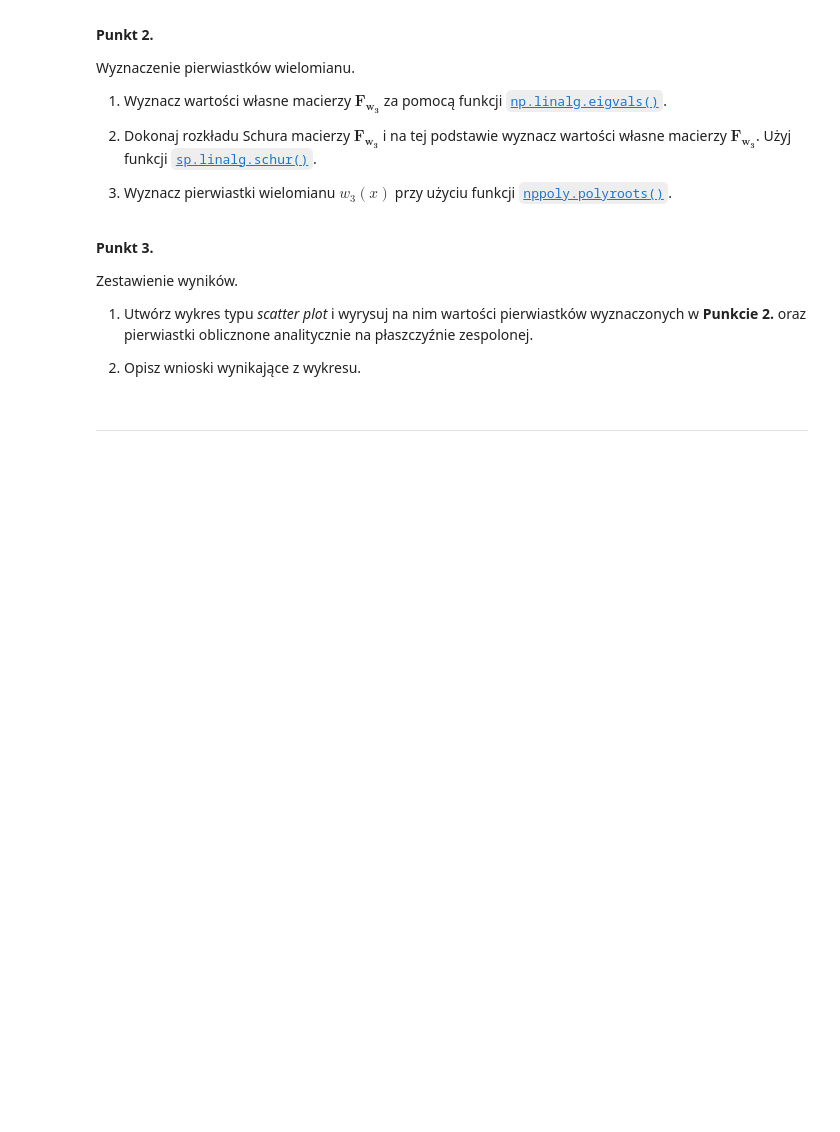
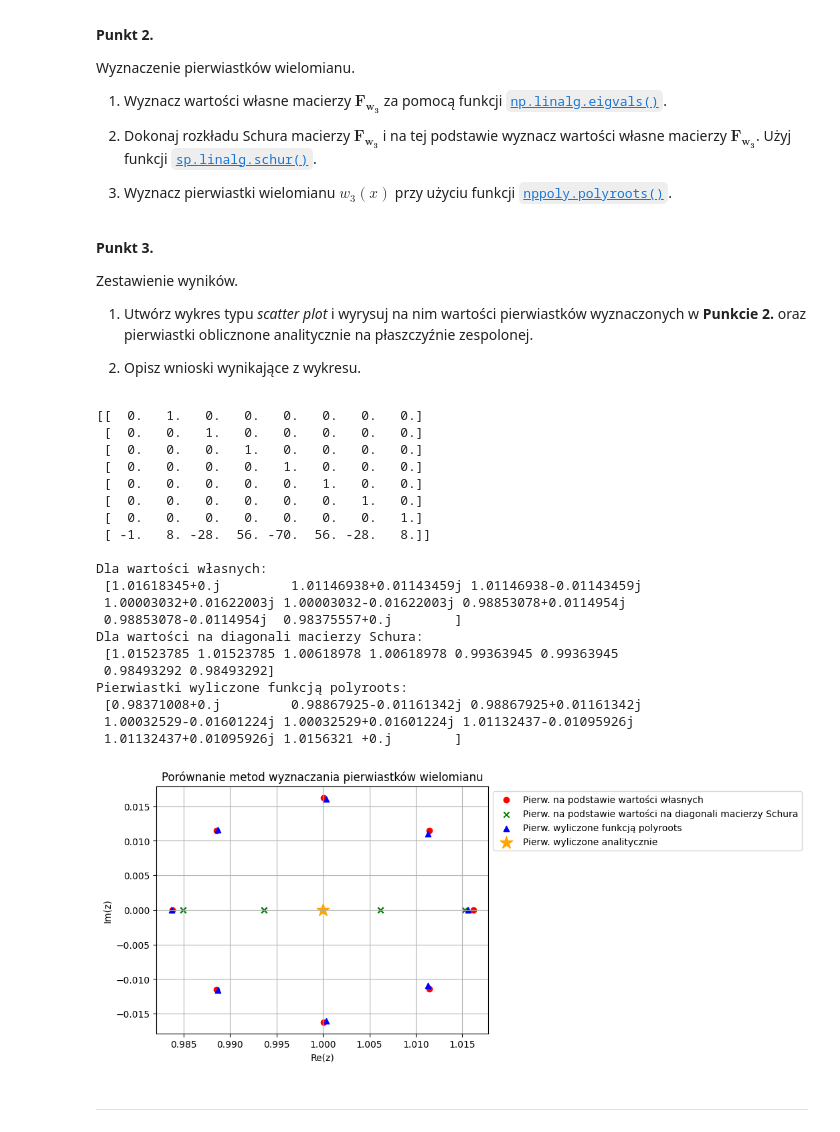
Before and after one commit to MN-KJ-2025/lab-7-pierwiastki-dheczko, a Jupyter notebook: sprawozdanie.ipynb, the cells around one changed output. Saved outputs shown, nothing was run; the diff lists cells and outputs as text; code cells hidden in the pictures; blank space fills up the shorter version.

```diff
--- a/sprawozdanie.ipynb
+++ b/sprawozdanie.ipynb
@@ -201,3 +199,54 @@ Zestawienie wyników.
+# %%
+# ===== Twoja implementacja tutaj =====
+
+# 1
+roots = np.ones(8)
+coef = np.poly(roots)
+F_w3 = main.frob_a(coef)
+print(F_w3, "\n")
+
+# 2
+r1 = np.linalg.eigvals(F_w3)
+r2 = np.diag(sp.linalg.schur(F_w3)[0])
+r3 = nppoly.polyroots(coef)
+
+print("Dla wartości własnych:\n", r1)
+print("Dla wartości na diagonali macierzy Schura:\n", r2)
+print("Pierwiastki wyliczone funkcją polyroots:\n", r3)
+
+# 3
+plt.scatter(r1.real, r1.imag, label="Pierw. na podstawie wartości własnych", marker='o', color='red')
+plt.scatter(r2.real, r2.imag, label="Pierw. na podstawie wartości na diagonali macierzy Schura", marker='x', color='green')
+plt.scatter(r3.real, r3.imag, label="Pierw. wyliczone funkcją polyroots", marker='^', color='blue')
+plt.scatter(1, 0, label="Pierw. wyliczone analitycznie", marker='*', s=200, color='orange')
+plt.xlabel("Re(z)")
+plt.ylabel("Im(z)")
+plt.title("Porównanie metod wyznaczania pierwiastków wielomianu")
+plt.legend(bbox_to_anchor=(1, 1))
+plt.grid(True)
+plt.show()
+# %% [output]
+[[  0.   1.   0.   0.   0.   0.   0.   0.]
+ [  0.   0.   1.   0.   0.   0.   0.   0.]
+ [  0.   0.   0.   1.   0.   0.   0.   0.]
+ [  0.   0.   0.   0.   1.   0.   0.   0.]
+ [  0.   0.   0.   0.   0.   1.   0.   0.]
+ [  0.   0.   0.   0.   0.   0.   1.   0.]
+ [  0.   0.   0.   0.   0.   0.   0.   1.]
+ [ -1.   8. -28.  56. -70.  56. -28.   8.]]
+
+Dla wartości własnych:
+ [1.01618345+0.j         1.01146938+0.01143459j 1.01146938-0.01143459j
+ 1.00003032+0.01622003j 1.00003032-0.01622003j 0.98853078+0.0114954j
+ 0.98853078-0.0114954j  0.98375557+0.j        ]
+Dla wartości na diagonali macierzy Schura:
+ [1.01523785 1.01523785 1.00618978 1.00618978 0.99363945 0.99363945
+ 0.98493292 0.98493292]
+Pierwiastki wyliczone funkcją polyroots:
+ [0.98371008+0.j         0.98867925-0.01161342j 0.98867925+0.01161342j
+ 1.00032529-0.01601224j 1.00032529+0.01601224j 1.01132437-0.01095926j
+ 1.01132437+0.01095926j 1.0156321 +0.j        ]
+[figure, added]
 # %% [markdown]
 ---
 # %% [markdown]
```
Also changed, not shown: parts of 1 cell of this notebook, 1 other file.
